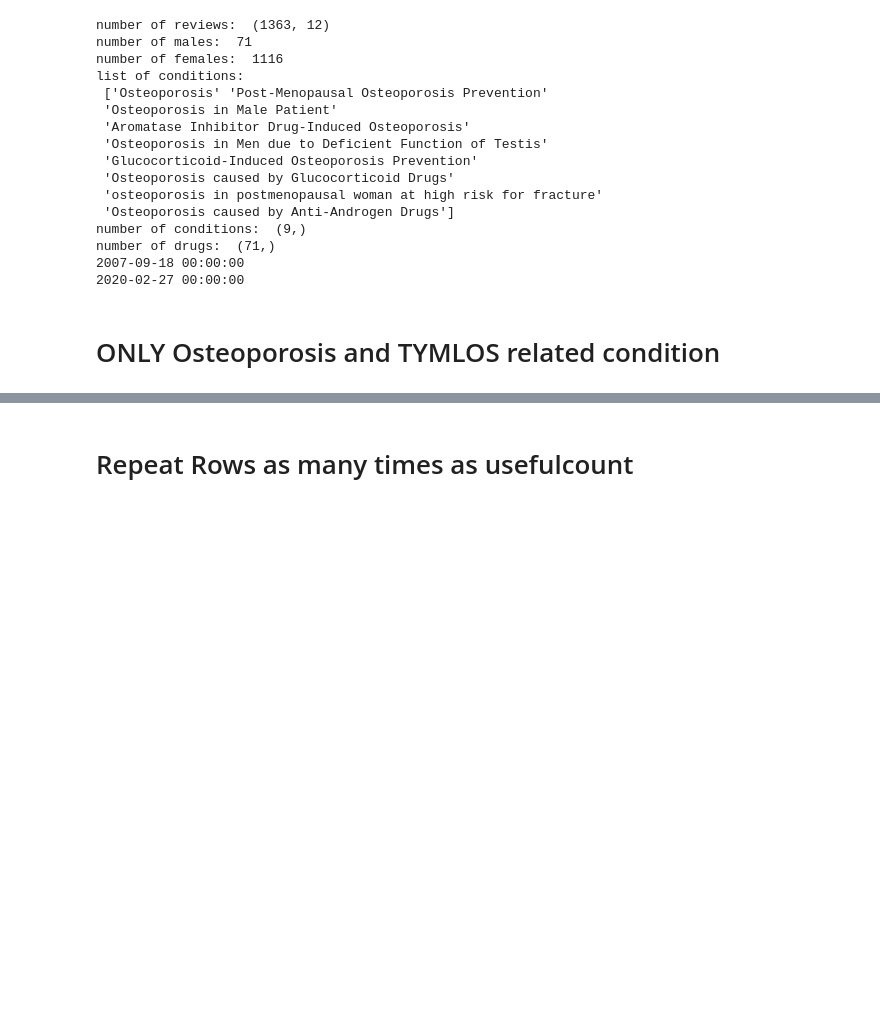
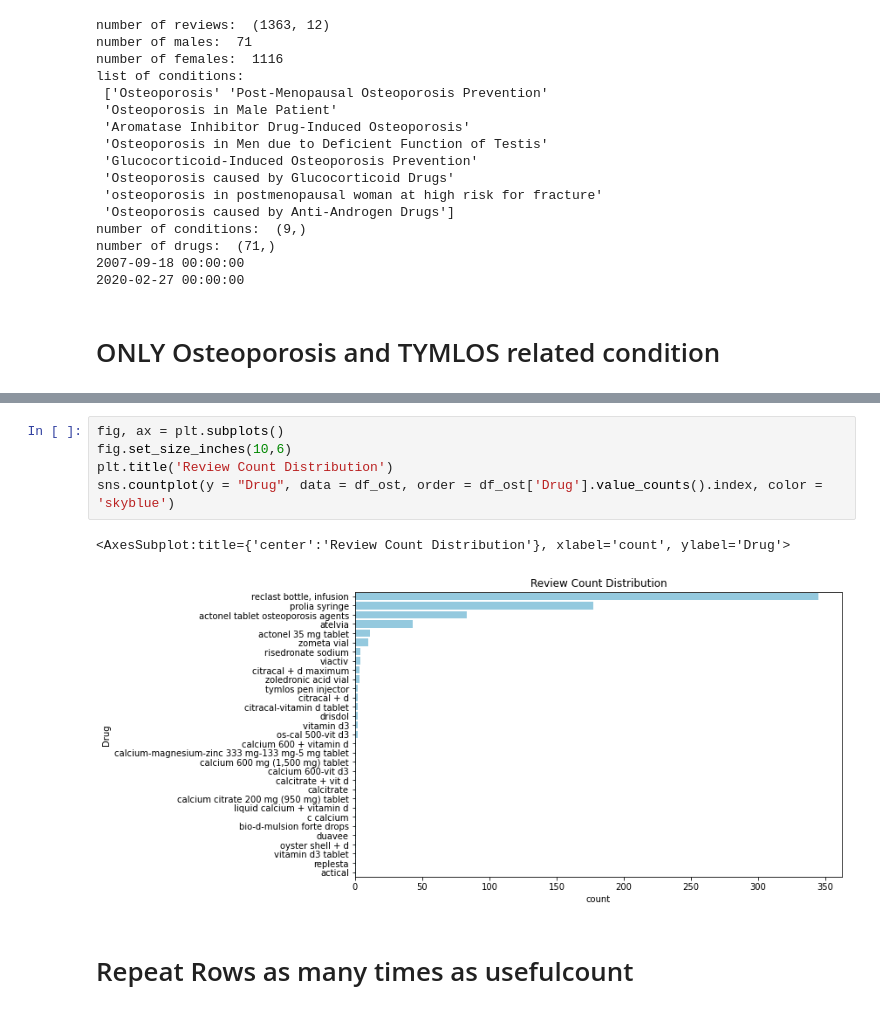
Before and after one commit to woonsupkim/DrugReview, a Jupyter notebook: EDA.ipynb, the cells around one changed output, grey strips where cells are left out. Drawn from its saved outputs; the diff is of its cells as text; blank space fills up the shorter version.

```diff
--- a/EDA.ipynb
+++ b/EDA.ipynb
@@ -133,3 +164,11 @@ number of drugs:  (37,)
+# %%
+fig, ax = plt.subplots()
+fig.set_size_inches(10,6)
+plt.title('Review Count Distribution')
+sns.countplot(y = "Drug", data = df_ost, order = df_ost['Drug'].value_counts().index, color = 'skyblue')
+# %% [output]
+<AxesSubplot:title={'center':'Review Count Distribution'}, xlabel='count', ylabel='Drug'>
+[figure, added]
 # %% [markdown]
 # Repeat Rows as many times as usefulcount
 # %%
```
Also changed, not shown: parts of 24 cells of this notebook.
